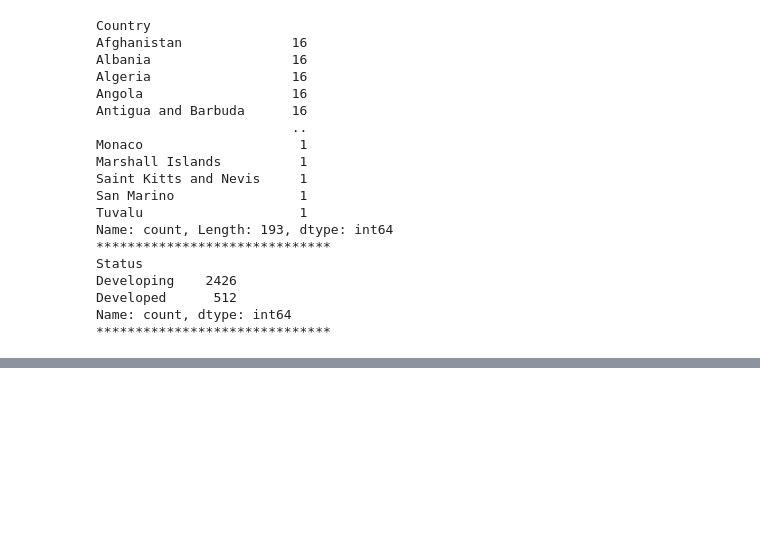
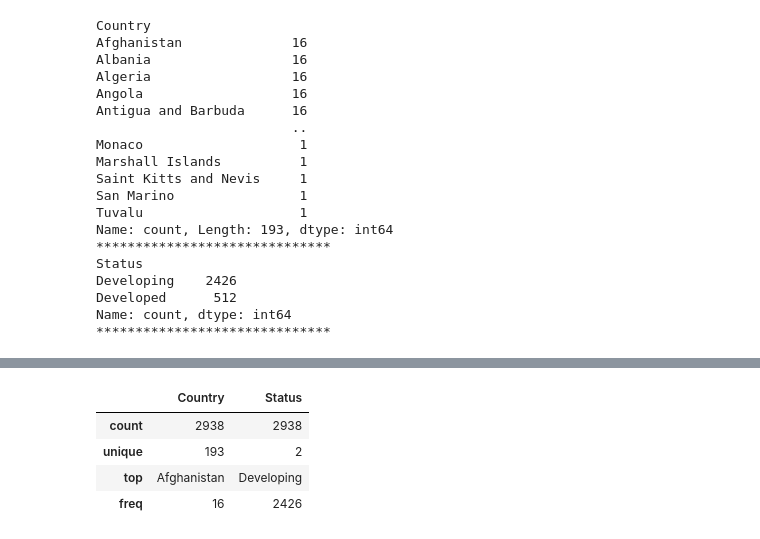
Before and after one commit to saaj376/Machine-Learning, a Jupyter notebook: Data cleaning and preprocessing.ipynb, the cells around one changed output, grey strips where cells are left out. Saved outputs shown, nothing was run; the diff lists cells and outputs as text; code cells hidden in the pictures; blank space fills up the shorter version.

```diff
--- a/Data cleaning and preprocessing.ipynb
+++ b/Data cleaning and preprocessing.ipynb
@@ -144,0 +160,9 @@ Name: count, dtype: int64
+# %%
+df.describe(include="object")
+#another descriptive analysis of the data for which the columns contain all values without any empty values
+# %% [output]
+|  | Country | Status |
+| count | 2938 | 2938 |
+| unique | 193 | 2 |
+| top | Afghanistan | Developing |
+| freq | 16 | 2426 |
```
Also changed, not shown: parts of 2 cells of this notebook.
